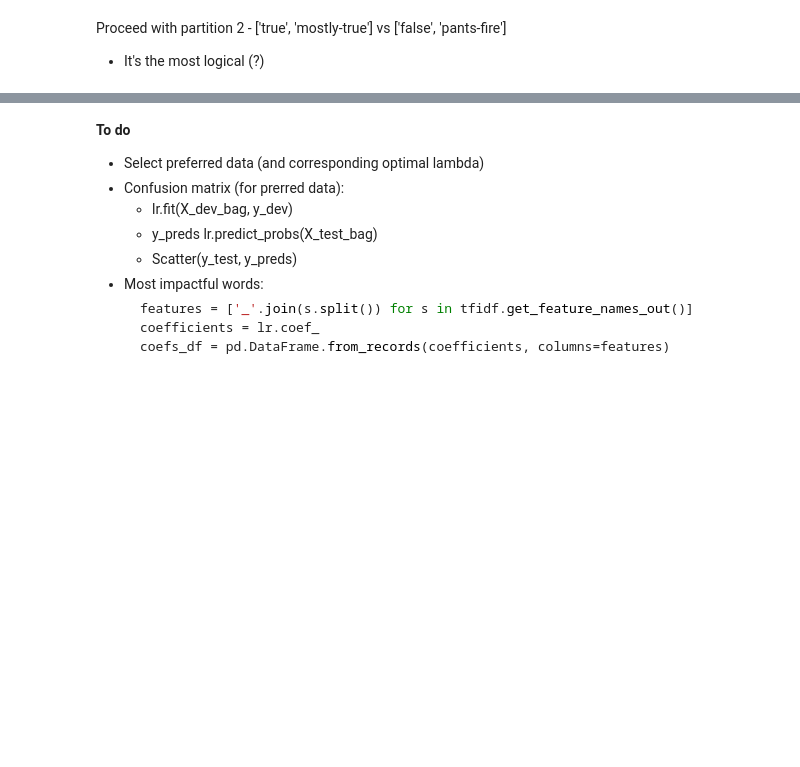
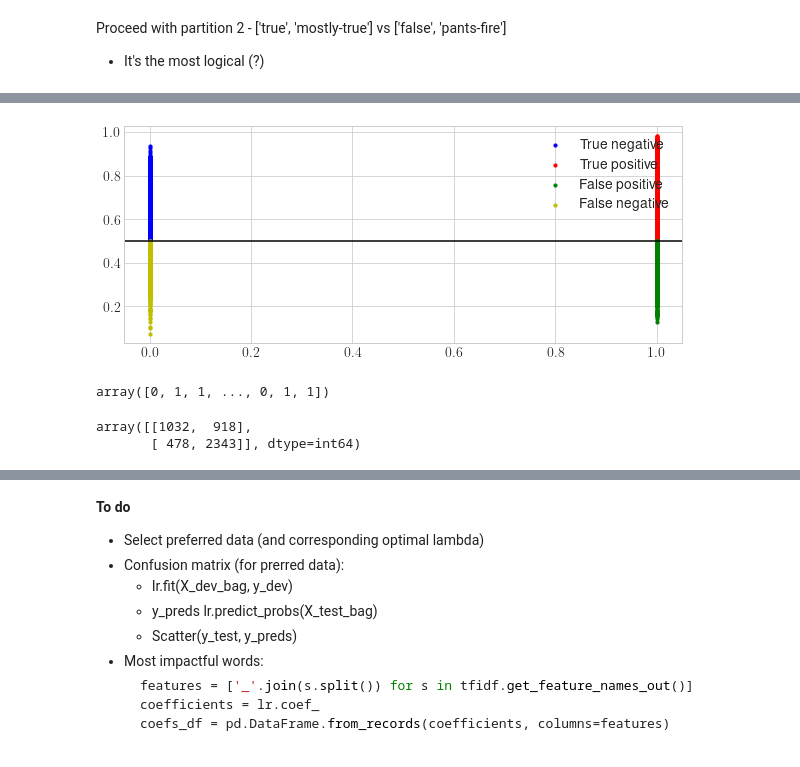
Before and after one commit to pgb206/ISDS2022_group7, a Jupyter notebook: project/project.ipynb, the cells around one changed output, grey strips where cells are left out. Cells and saved outputs as stored; diff of their text form; code cells hidden in the pictures; blank space fills up the shorter version.

Commit message:
first conf matrix (in scatter and graphic form)

```diff
--- a/project/project.ipynb
+++ b/project/project.ipynb
@@ -903,8 +903,11 @@ Proceed with partition 2 - ['true', 'mostly-true'] vs ['false', 'pants-fire']
 - It's the most logical (?)
 # %%
 from sklearn.metrics import confusion_matrix
-lr = LogisticRegression()
+lr = LogisticRegression(random_state=1337)
 tfidf = TfidfVectorizer()
 
-X2_dev_bag = tfidf.fit_transform(X2_dev)
-X2_dev_bag
+X2_train_bag = tfidf.fit_transform(X2_train)
+X2_test_bag = tfidf.transform(X2_test)
+
+lr_fake_news = lr.fit(X2_train_bag, y2_train)
+y2_preds = lr.predict_proba(X2_test_bag)
@@ -913,0 +918,18 @@ X2_dev_bag
+# %%
+true_pos = []
+true_neg = []
+false_pos = []
+false_neg = []
+
+i=0
+
+for prob in y2_preds:
+    if (prob[0]>prob[1]) & (y2_test[i] == 0):
+        true_neg.append(prob[0])
+    elif (prob[1]>prob[0]) & (y2_test[i] == 1):
+        true_pos.append(prob[1])
+    elif (prob[1]>prob[0]) & (y2_test[i] == 0):
+        false_pos.append(prob[0])
+    elif (prob[0]>prob[1]) & (y2_test[i] == 1):
+        false_neg.append(prob[1])
+    i+=1
@@ -913,0 +954,12 @@ X2_dev_bag
+# %%
+fig = plt.figure()
+ax1 = fig.add_subplot()
+ax1.scatter(y=true_neg, x=[0]*len(true_neg), s=10, c='b', label='True negative')
+ax1.scatter(y=true_pos, x=[1]*len(true_pos), s=10, c='r', label='True positive')
+ax1.scatter(y=false_pos, x=[1]*len(false_pos), s=10, c='g', label='False positive')
+ax1.scatter(y=false_neg, x=[0]*len(false_neg), s=10, c='y', label= 'False negative')
+ax1.axhline(y=0.5, color='k')
+plt.legend(loc='upper right');
+plt.show()
+# %% [output]
+[figure, added]
@@ -913,0 +979,11 @@ X2_dev_bag
+# %%
+y2_test
+# %% [output]
+array([0, 1, 1, ..., 0, 1, 1])
+# %%
+from sklearn.metrics import confusion_matrix
+
+confusion_matrix(y2_test, y2_preds_binary)
+# %% [output]
+array([[1032,  918],
+       [ 478, 2343]], dtype=int64)
```
Also changed, not shown: parts of 6 cells of this notebook.
